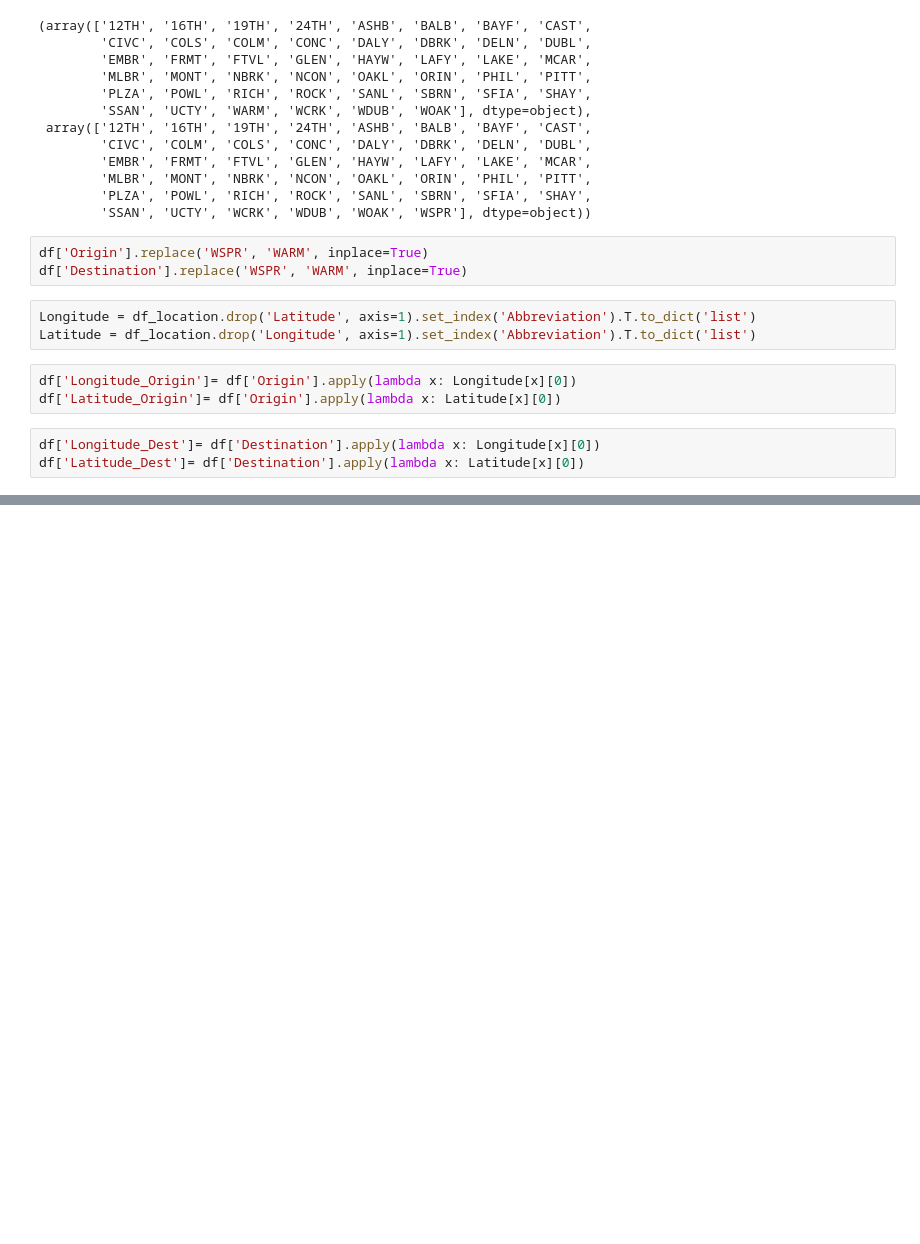
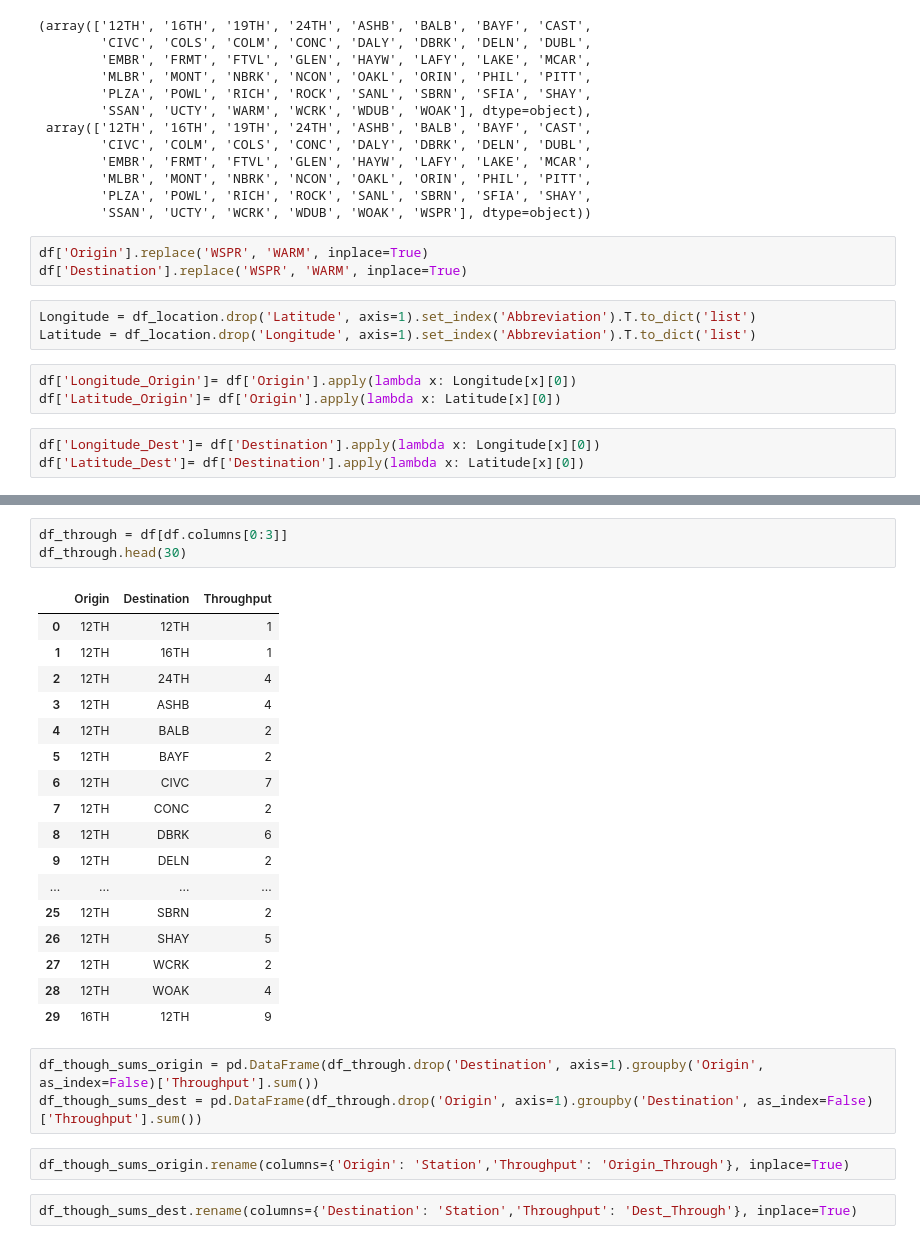
Before and after one commit to miamedra2/Bart_Kaggle-, a Jupyter notebook: BartKaggleProject.ipynb, the cells around one changed output, grey strips where cells are left out. Cells and saved outputs as stored; diff of their text form; blank space fills up the shorter version.

```diff
--- a/BartKaggleProject.ipynb
+++ b/BartKaggleProject.ipynb
@@ -158,0 +164,28 @@ df.shape
+# %%
+df_through = df[df.columns[0:3]]
+df_through.head(30)
+# %% [output]
+|  | Origin | Destination | Throughput |
+| 0 | 12TH | 12TH | 1 |
+| 1 | 12TH | 16TH | 1 |
+| 2 | 12TH | 24TH | 4 |
+| 3 | 12TH | ASHB | 4 |
+| 4 | 12TH | BALB | 2 |
+| 5 | 12TH | BAYF | 2 |
+| 6 | 12TH | CIVC | 7 |
+| 7 | 12TH | CONC | 2 |
+| 8 | 12TH | DBRK | 6 |
+| 9 | 12TH | DELN | 2 |
+| ... | ... | ... | ... |
+| 25 | 12TH | SBRN | 2 |
+| 26 | 12TH | SHAY | 5 |
+| 27 | 12TH | WCRK | 2 |
+| 28 | 12TH | WOAK | 4 |
+| 29 | 16TH | 12TH | 9 |
+# %%
+df_though_sums_origin = pd.DataFrame(df_through.drop('Destination', axis=1).groupby('Origin', as_index=False)['Throughput'].sum())
+df_though_sums_dest = pd.DataFrame(df_through.drop('Origin', axis=1).groupby('Destination', as_index=False)['Throughput'].sum())
+# %%
+df_though_sums_origin.rename(columns={'Origin': 'Station','Throughput': 'Origin_Through'}, inplace=True)
+# %%
+df_though_sums_dest.rename(columns={'Destination': 'Station','Throughput': 'Dest_Through'}, inplace=True)
```
Also changed, not shown: parts of 9 cells of this notebook.
